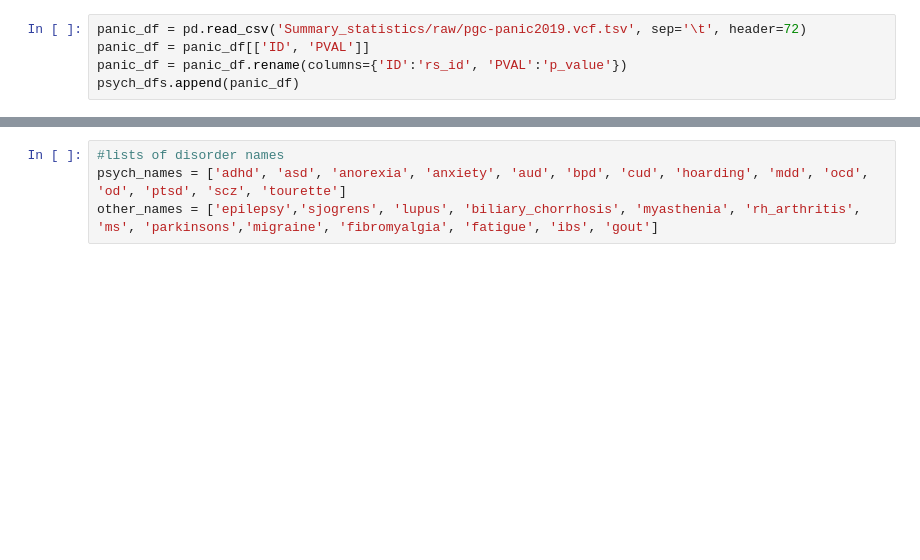
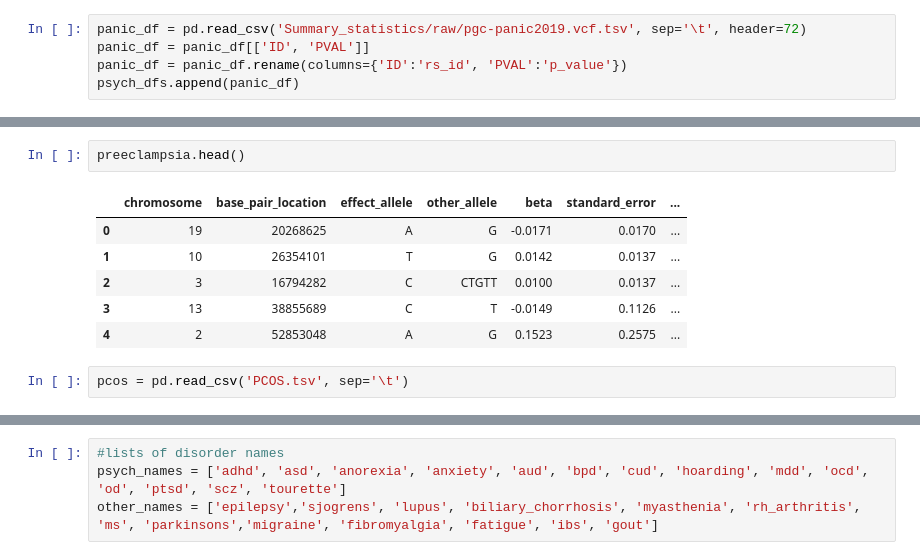
Before and after one commit to Aje026/Genetic-Overlap-in-Female-Biased-Disorders, a Jupyter notebook: GWAS_summary_statistics.ipynb, the cells around one changed output, grey strips where cells are left out. Cells and saved outputs as stored; diff of their text form; blank space fills up the shorter version.

```diff
--- a/GWAS_summary_statistics.ipynb
+++ b/GWAS_summary_statistics.ipynb
@@ -406,0 +422,11 @@ psych_dfs.append(panic_df)
+# %%
+preeclampsia.head()
+# %% [output]
+|  | chromosome | base_pair_location | effect_allele | other_allele | beta | standard_error | ... |
+| 0 | 19 | 20268625 | A | G | -0.0171 | 0.0170 | ... |
+| 1 | 10 | 26354101 | T | G | 0.0142 | 0.0137 | ... |
+| 2 | 3 | 16794282 | C | CTGTT | 0.0100 | 0.0137 | ... |
+| 3 | 13 | 38855689 | C | T | -0.0149 | 0.1126 | ... |
+| 4 | 2 | 52853048 | A | G | 0.1523 | 0.2575 | ... |
+# %%
+pcos = pd.read_csv('PCOS.tsv', sep='\t')
```
Also changed, not shown: parts of 5 cells of this notebook, 3 other files.
